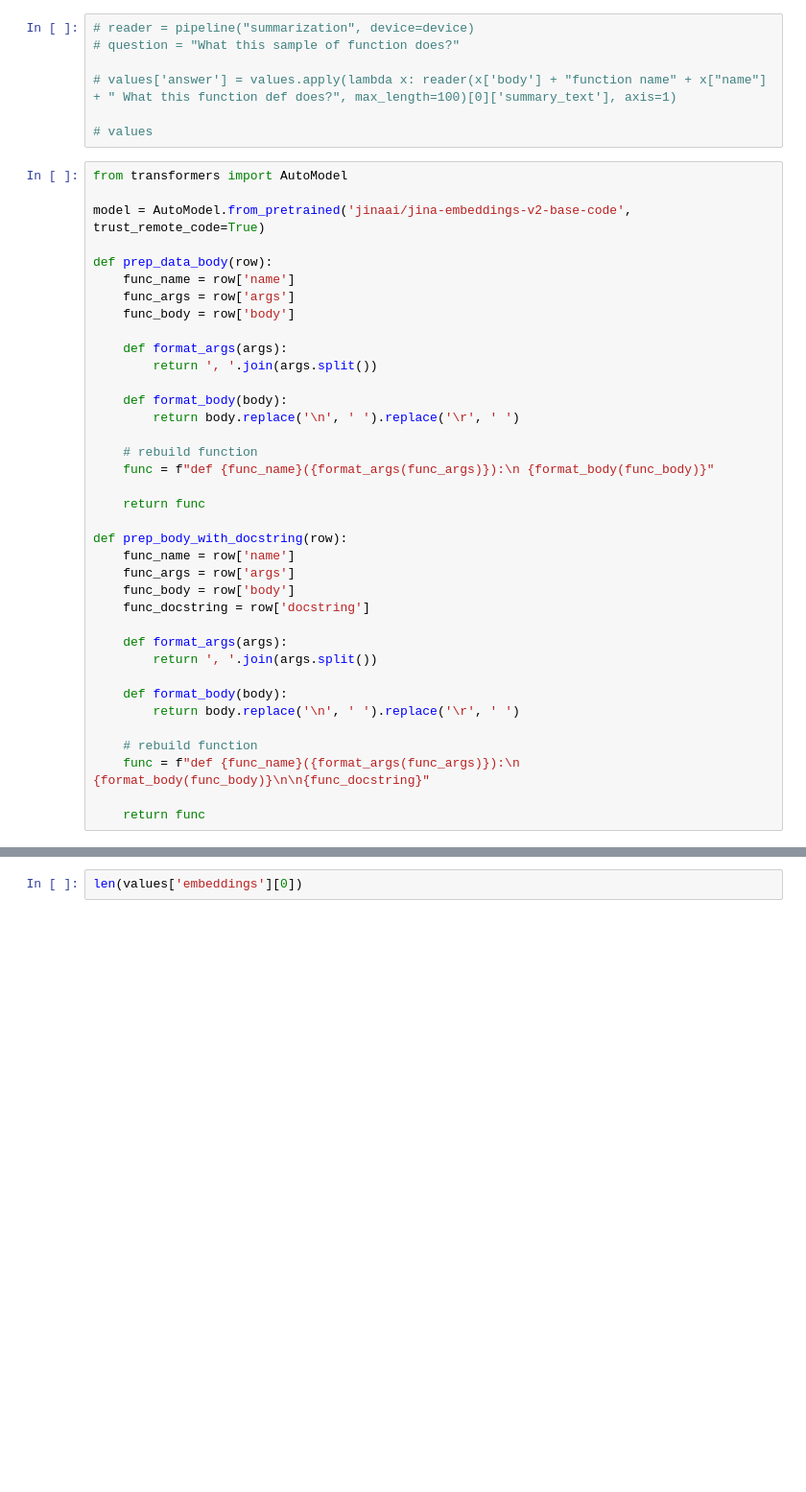
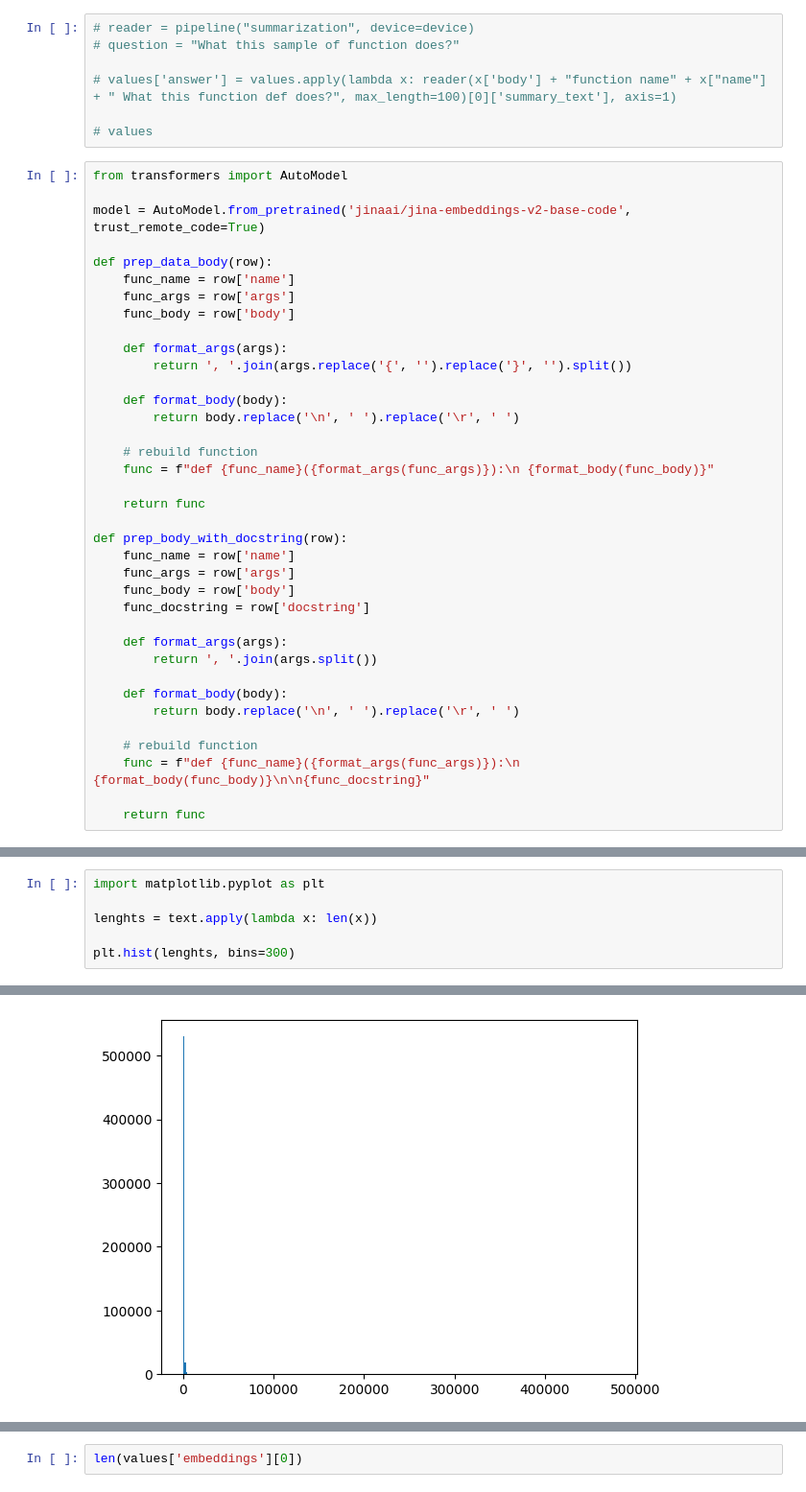
Before and after one commit to Lord225/datamining-on-pypl, a Jupyter notebook: transformers/test-transformers.ipynb, the cells around one changed output, grey strips where cells are left out. Shown: that part at 96% size. Cells and saved outputs as stored; diff of their text form; blank space fills up the shorter version.

```diff
--- a/transformers/test-transformers.ipynb
+++ b/transformers/test-transformers.ipynb
@@ -98,7 +76,7 @@ def prep_data_body(row):
     func_body = row['body']
 
     def format_args(args):
-        return ', '.join(args.split())
+        return ', '.join(args.replace('{', '').replace('}', '').split())
 
     def format_body(body):
         return body.replace('\n', ' ').replace('\r', ' ')
@@ -131,0 +130,7 @@ You should probably TRAIN this model on a down-stream task to be able to use it
+# %%
+import matplotlib.pyplot as plt
+
+lenghts = text.apply(lambda x: len(x))
+
+plt.hist(lenghts, bins=300)
+# %% [output]
@@ -131,0 +154 @@ You should probably TRAIN this model on a down-stream task to be able to use it
+[figure, added]
```
Also changed, not shown: parts of 15 cells of this notebook, 6 other files.
